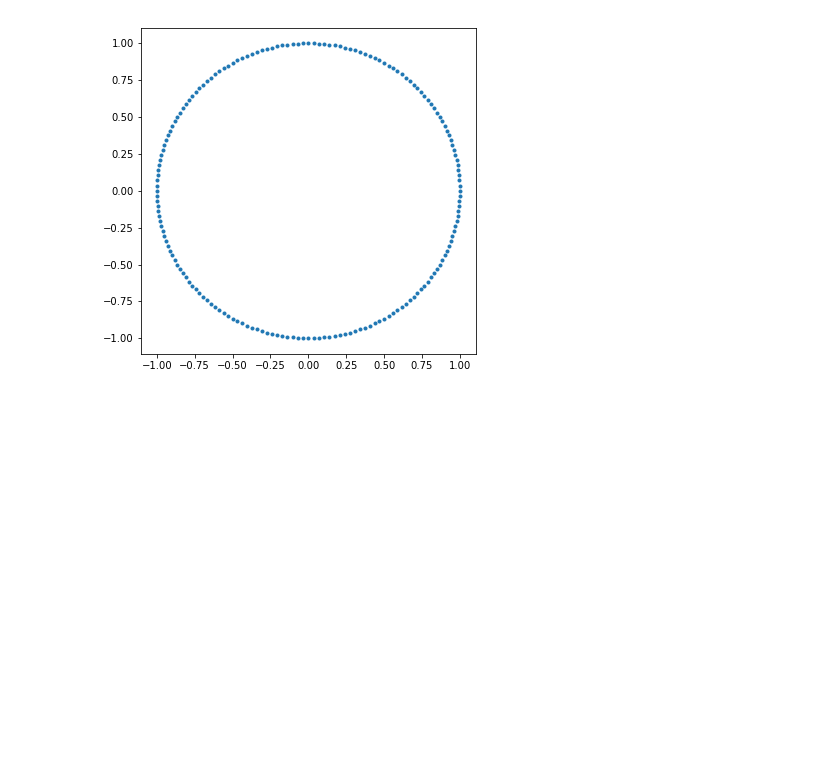
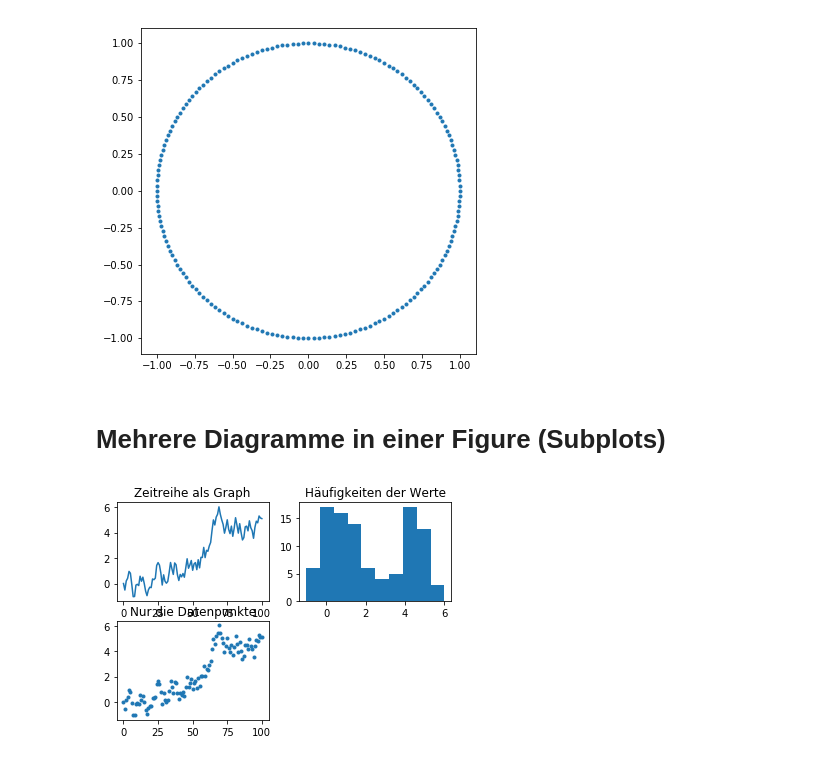
Before and after one commit to juebrauer/course_introduction_to_python, a Jupyter notebook: 07_matplotlib_grundlagen/matplotlib_grundlagen.ipynb, the cells around one changed output. Drawn from its saved outputs; the diff is of its cells as text; code cells hidden in the pictures; blank space fills up the shorter version.

Commit message:
Matplotlib intro: more subplot examples

```diff
--- a/07_matplotlib_grundlagen/matplotlib_grundlagen.ipynb
+++ b/07_matplotlib_grundlagen/matplotlib_grundlagen.ipynb
@@ -661,3 +676,26 @@ plt.scatter(x_werte,y_werte, marker=".")
 plt.show()
 # %% [output]
 [figure]
+# %% [markdown]
+# Mehrere Diagramme in einer Figure (Subplots)
+# %%
+fig = plt.figure()
+
+# Wir wollen ein Gitter von 2x2 Plots
+
+# Beachte: Die 3. Zahl gibt die Plot-Nr an
+plt1 = fig.add_subplot(2,2,1)
+plt1.plot(zr)
+plt1.set_title("Zeitreihe als Graph")
+
+plt2 = fig.add_subplot(2,2,2)
+plt2.hist(zr)
+plt2.set_title("Häufigkeiten der Werte")
+
+plt3 = fig.add_subplot(2,2,3)
+plt3.plot(zr, ".")
+plt3.set_title("Nur die Datenpunkte")
+
+plt.show()
+# %% [output]
+[figure, added]
```
Also changed, not shown: parts of 12 cells of this notebook.
